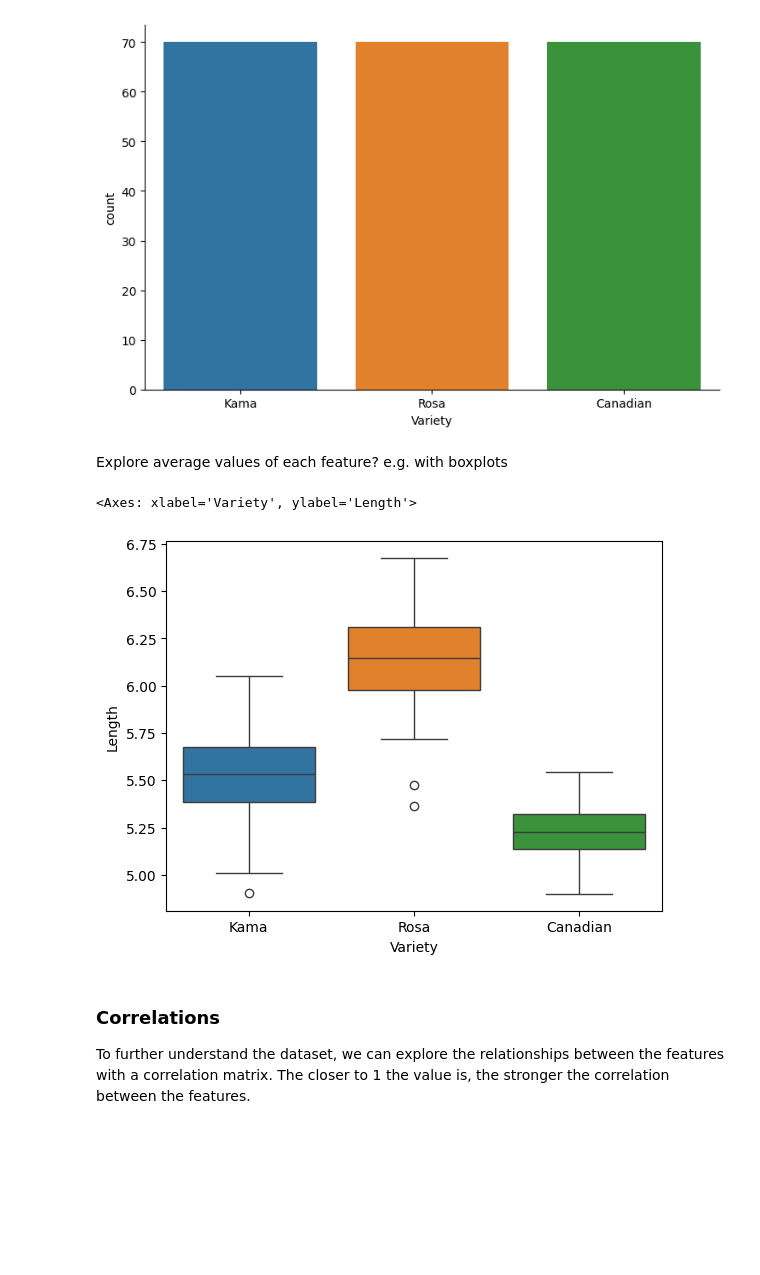
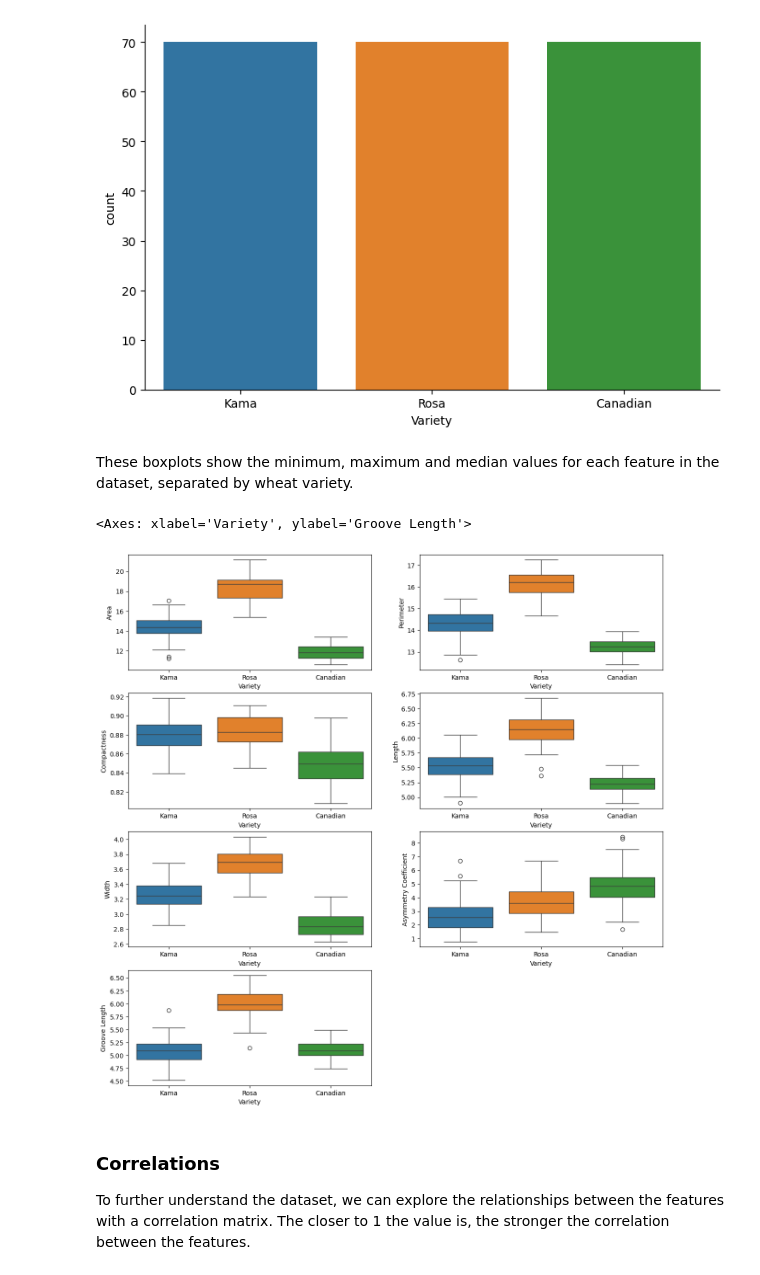
Before and after one commit to kaylamasson/CM3151-machine-learning-kaylamasson, a Jupyter notebook: seeds_classification.ipynb, the cells around one changed output. Saved outputs shown, nothing was run; the diff lists cells and outputs as text; code cells hidden in the pictures; blank space fills up the shorter version.

Commit message:
Data exploration including correlations and boxplots

```diff
--- a/seeds_classification.ipynb
+++ b/seeds_classification.ipynb
@@ -197,12 +200,35 @@ sns.catplot(x='Variety', hue='Variety', data=seeds_df, kind='count', height=5, a
 <seaborn.axisgrid.FacetGrid at 0x...>
 [figure]
 # %% [markdown]
-Explore average values of each feature? e.g. with boxplots
+These boxplots show the minimum, maximum and median values for each feature in the dataset, separated by wheat variety.
 # %%
+import matplotlib.pyplot as plt
+
+plt.figure(figsize=(15,15))
+
+plt.subplot(4,2,1)
+sns.boxplot(x='Variety', y='Area', hue='Variety', data=seeds_df)
+
+plt.subplot(4,2,2)
+sns.boxplot(x='Variety', y='Perimeter', hue='Variety', data=seeds_df)
+
+plt.subplot(4,2,3)
+sns.boxplot(x='Variety', y='Compactness', hue='Variety', data=seeds_df)
+
+plt.subplot(4,2,4)
 sns.boxplot(x='Variety', y='Length', hue='Variety', data=seeds_df)
+
+plt.subplot(4,2,5)
+sns.boxplot(x='Variety', y='Width', hue='Variety', data=seeds_df)
+
+plt.subplot(4,2,6)
+sns.boxplot(x='Variety', y='Asymmetry Coefficient', hue='Variety', data=seeds_df)
+
+plt.subplot(4,2,7)
+sns.boxplot(x='Variety', y='Groove Length', hue='Variety', data=seeds_df)
 # %% [output]
-<Axes: xlabel='Variety', ylabel='Length'>
+<Axes: xlabel='Variety', ylabel='Groove Length'>
-[figure, old version]
+[figure, new version]
 # %% [markdown]
 ### Correlations
 
```
Also changed, not shown: parts of 9 cells of this notebook.
